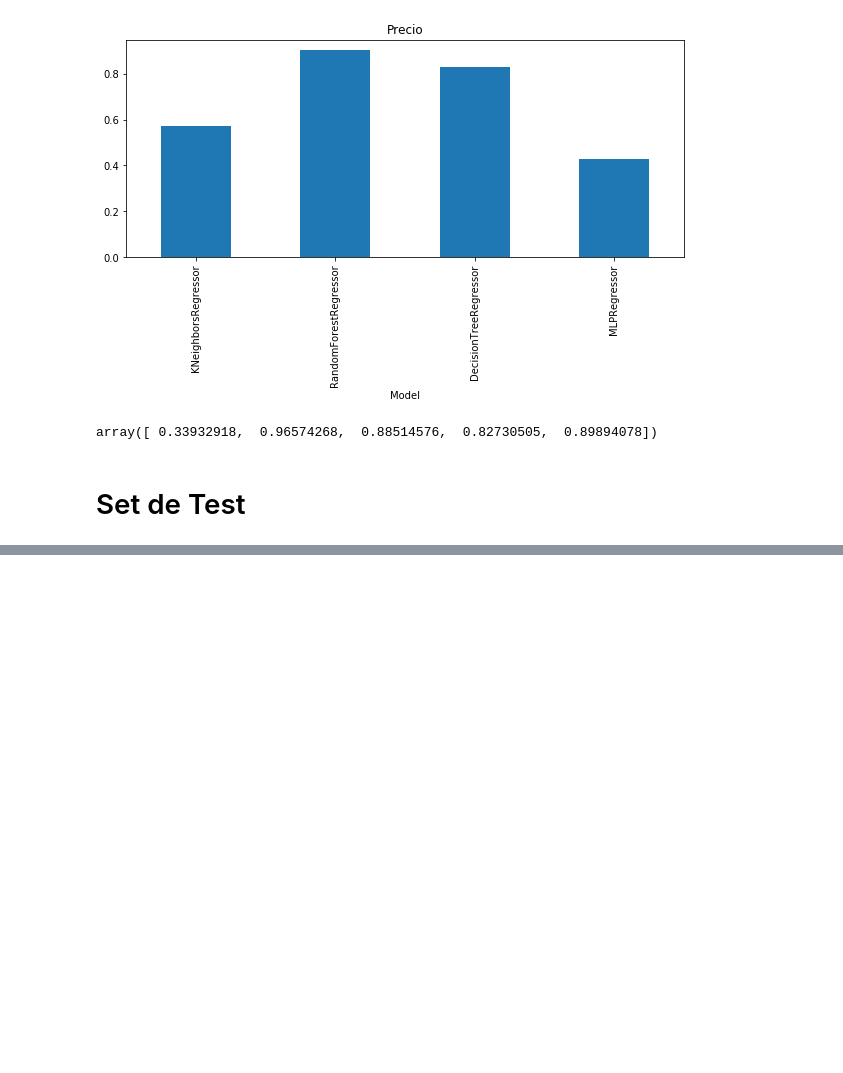
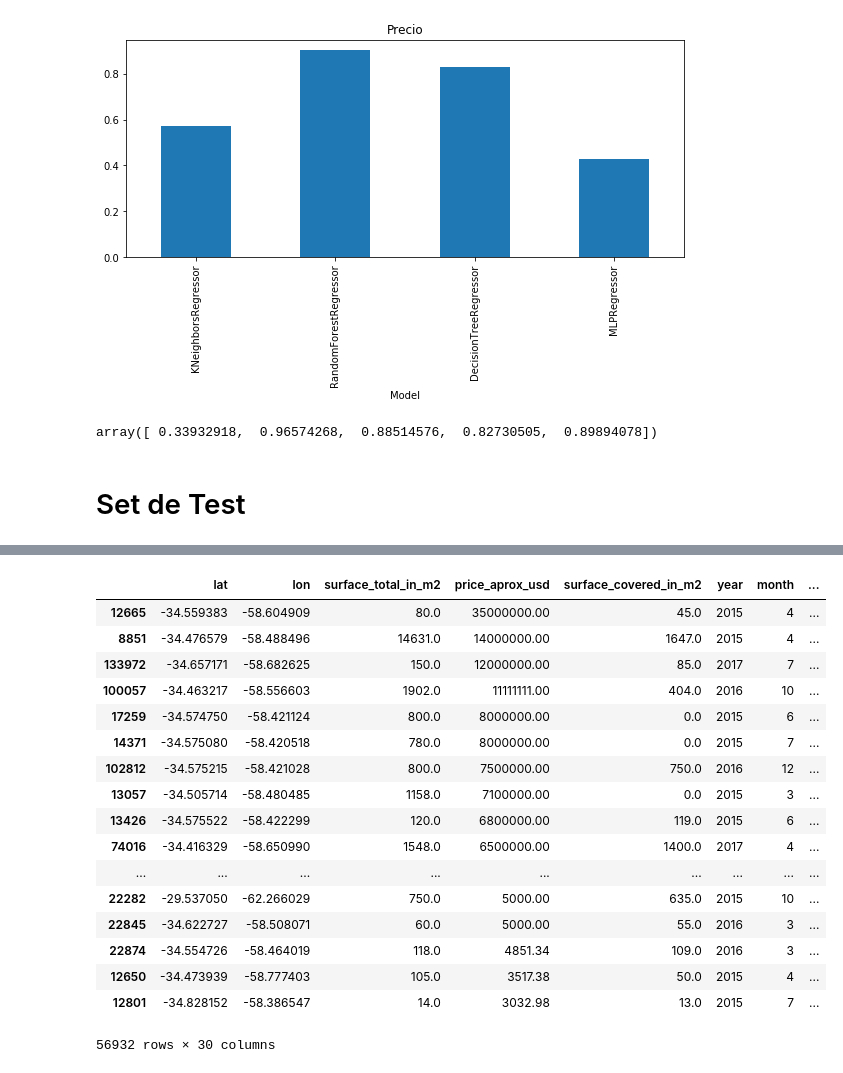
Before and after one commit to NicoGallegos/tpdatos, a Jupyter notebook: TP 2 -Nico.ipynb, the cells around one changed output, grey strips where cells are left out. Saved outputs shown, nothing was run; the diff lists cells and outputs as text; code cells hidden in the pictures; blank space fills up the shorter version.

```diff
--- a/TP 2 -Nico.ipynb
+++ b/TP 2 -Nico.ipynb
@@ -1526,0 +1568,21 @@ archivo11.to_csv('prueba11.csv', index=False)
+# %%
+trainModelos.sort_values(by='price_aprox_usd', ascending=False)
+# %% [output]
+|  | lat | lon | surface_total_in_m2 | price_aprox_usd | surface_covered_in_m2 | year | month | ... |
+| 12665 | -34.559383 | -58.604909 | 80.0 | 35000000.00 | 45.0 | 2015 | 4 | ... |
+| 8851 | -34.476579 | -58.488496 | 14631.0 | 14000000.00 | 1647.0 | 2015 | 4 | ... |
+| 133972 | -34.657171 | -58.682625 | 150.0 | 12000000.00 | 85.0 | 2017 | 7 | ... |
+| 100057 | -34.463217 | -58.556603 | 1902.0 | 11111111.00 | 404.0 | 2016 | 10 | ... |
+| 17259 | -34.574750 | -58.421124 | 800.0 | 8000000.00 | 0.0 | 2015 | 6 | ... |
+| 14371 | -34.575080 | -58.420518 | 780.0 | 8000000.00 | 0.0 | 2015 | 7 | ... |
+| 102812 | -34.575215 | -58.421028 | 800.0 | 7500000.00 | 750.0 | 2016 | 12 | ... |
+| 13057 | -34.505714 | -58.480485 | 1158.0 | 7100000.00 | 0.0 | 2015 | 3 | ... |
+| 13426 | -34.575522 | -58.422299 | 120.0 | 6800000.00 | 119.0 | 2015 | 6 | ... |
+| 74016 | -34.416329 | -58.650990 | 1548.0 | 6500000.00 | 1400.0 | 2017 | 4 | ... |
+| ... | ... | ... | ... | ... | ... | ... | ... | ... |
+| 22282 | -29.537050 | -62.266029 | 750.0 | 5000.00 | 635.0 | 2015 | 10 | ... |
+| 22845 | -34.622727 | -58.508071 | 60.0 | 5000.00 | 55.0 | 2016 | 3 | ... |
+| 22874 | -34.554726 | -58.464019 | 118.0 | 4851.34 | 109.0 | 2016 | 3 | ... |
+| 12650 | -34.473939 | -58.777403 | 105.0 | 3517.38 | 50.0 | 2015 | 4 | ... |
+| 12801 | -34.828152 | -58.386547 | 14.0 | 3032.98 | 13.0 | 2015 | 7 | ... |
+56932 rows × 30 columns
```
Also changed, not shown: parts of 19 cells of this notebook.
